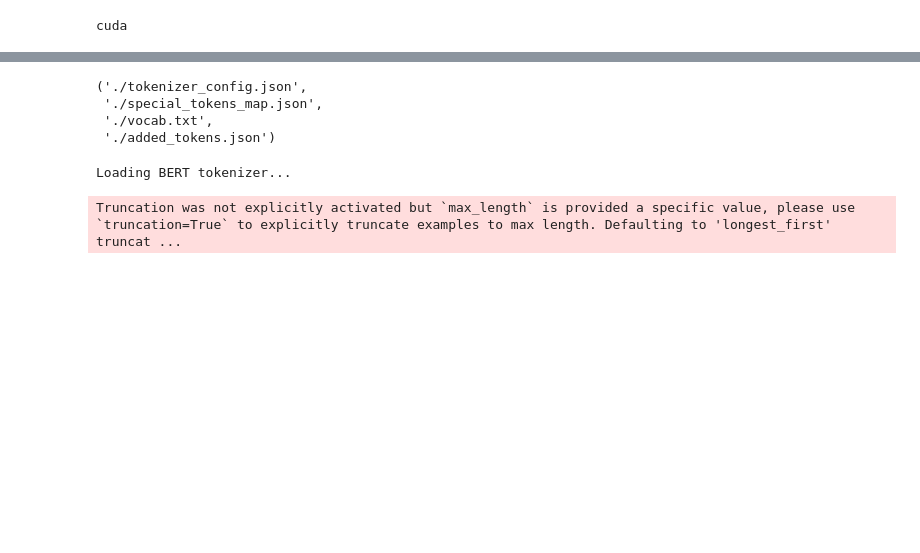
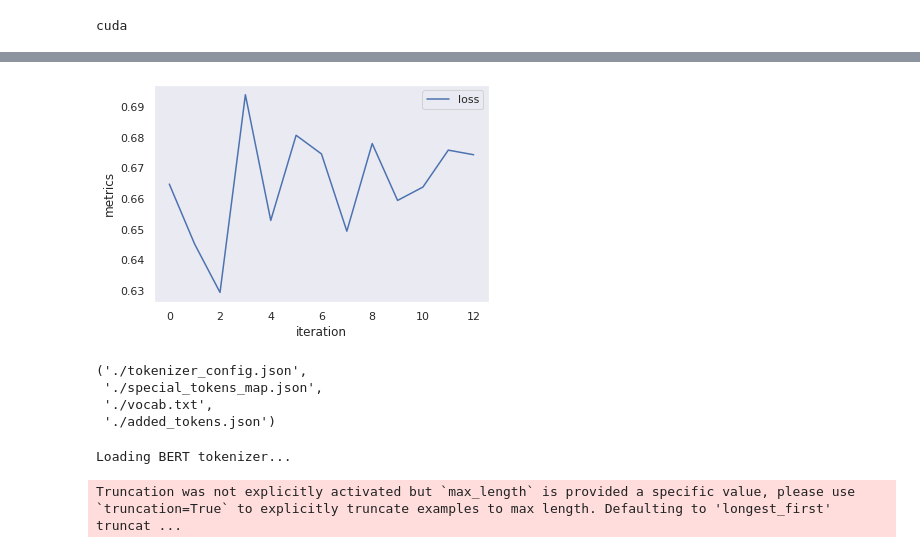
Before and after one commit to Nadiam75/DeepLearning_HW_3, a Jupyter notebook: bert.ipynb, the cells around one changed output, grey strips where cells are left out. Drawn from its saved outputs; the diff is of its cells as text; code cells hidden in the pictures; blank space fills up the shorter version.

```diff
--- a/bert.ipynb
+++ b/bert.ipynb
@@ -249,7 +251,7 @@ torch.Size([1599999])
 # %%
 from torch.utils.data import DataLoader,SequentialSampler,RandomSampler,TensorDataset,random_split
 # %%
-num = 100000
+num = 1000
 dataset = TensorDataset(input_ids[:num],attention_mask[:num],train_labels[:num])
 train_size = int(0.8*len(dataset))
 val_size = len(dataset) - train_size
@@ -332,6 +334,8 @@ def evaluate(dataloader_test):
     true_vals = np.concatenate(true_vals,axis=0)
     return loss_val_avg,predictions,true_vals
 # %%
+losses = []
+accuracies = []
 from tqdm.notebook import tqdm
 torch.cuda.empty_cache()
 for epoch in tqdm(range(1, epochs+1)):
@@ -355,7 +359,10 @@ for epoch in tqdm(range(1, epochs+1)):
         outputs = model(**inputs)
 
         loss = outputs[0]
+        acc= outputs [1]
+        accuracies.append(acc)
         loss_train_total += loss.item()
+        losses.append(loss.item())
         loss.backward()
 
         torch.nn.utils.clip_grad_norm_(model.parameters(), 1.0)
@@ -383,3 +390,14 @@ Accuracy: 0.8297
+# %%
+import matplotlib.pyplot as plt
+plt.plot(losses)
+plt.ylabel('metrics')
+plt.xlabel('iteration')
+plt.legend(['loss'])
+plt.grid()
+
+plt.show()
+# %% [output]
+[figure, added]
 # %%
 output_dir = './'
 model_to_save = model.module if hasattr(model, 'module') else model
```
Also changed, not shown: parts of 17 cells of this notebook.
